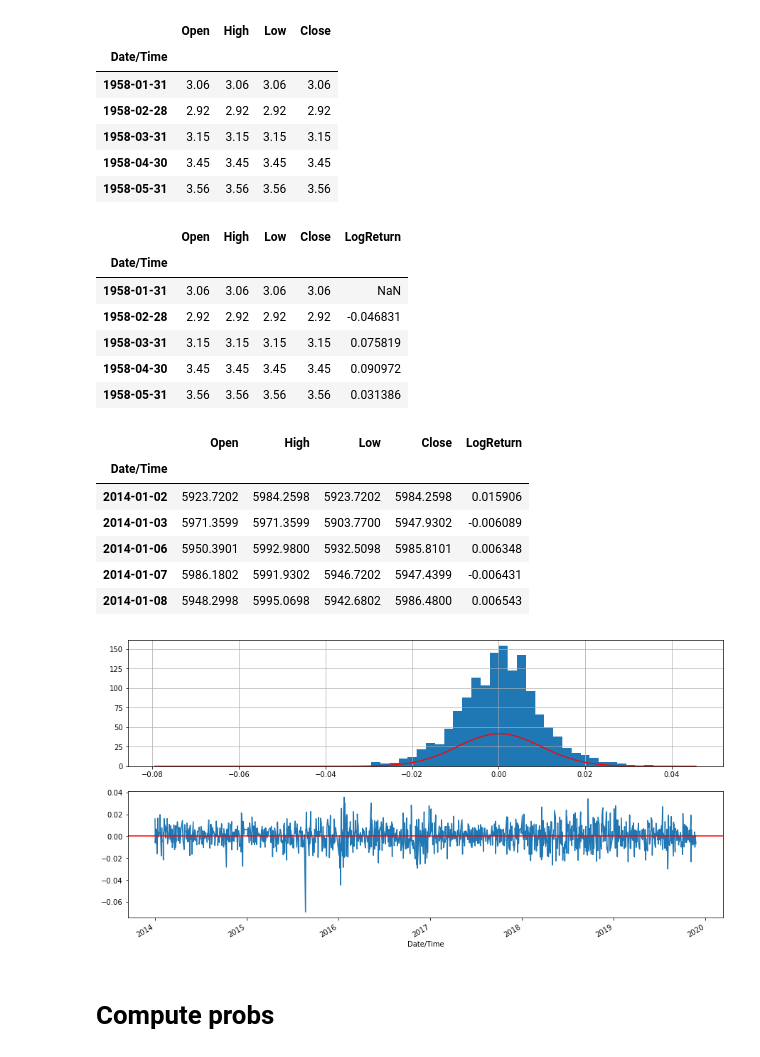
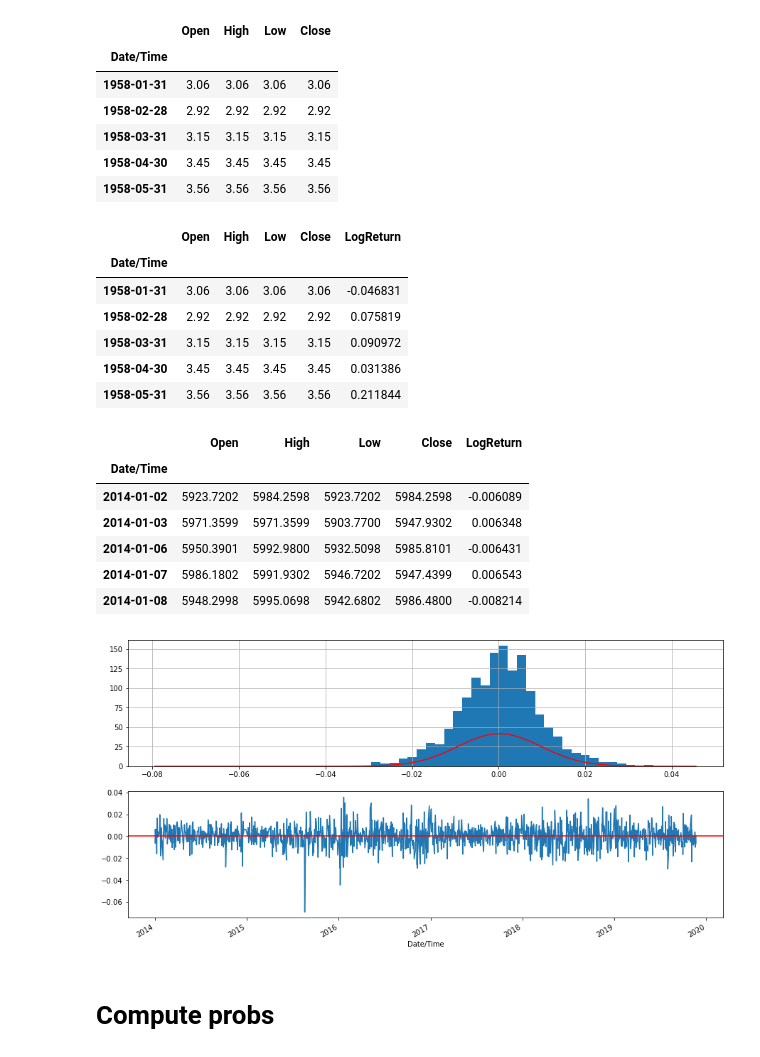
Before and after one commit to APEkram/psei_studies, a Jupyter notebook: psei.ipynb, the cells around one changed output. Drawn from its saved outputs; the diff is of its cells as text; code cells hidden in the pictures.

```diff
--- a/psei.ipynb
+++ b/psei.ipynb
@@ -19,27 +24,27 @@ psei.head()
 | 1958-04-30 | 3.45 | 3.45 | 3.45 | 3.45 |
 | 1958-05-31 | 3.56 | 3.56 | 3.56 | 3.56 |
 # %%
-psei['LogReturn'] = np.log(psei['Close']) - np.log(psei['Close'].shift(1))
+psei['LogReturn'] = np.log(psei['Close']).shift(-1) - np.log(psei['Close'])
 psei.head()
 # %% [output]
 |  | Open | High | Low | Close | LogReturn |
 | Date/Time |  |  |  |  |  |
-| 1958-01-31 | 3.06 | 3.06 | 3.06 | 3.06 | NaN |
-| 1958-02-28 | 2.92 | 2.92 | 2.92 | 2.92 | -0.046831 |
-| 1958-03-31 | 3.15 | 3.15 | 3.15 | 3.15 | 0.075819 |
-| 1958-04-30 | 3.45 | 3.45 | 3.45 | 3.45 | 0.090972 |
-| 1958-05-31 | 3.56 | 3.56 | 3.56 | 3.56 | 0.031386 |
+| 1958-01-31 | 3.06 | 3.06 | 3.06 | 3.06 | -0.046831 |
+| 1958-02-28 | 2.92 | 2.92 | 2.92 | 2.92 | 0.075819 |
+| 1958-03-31 | 3.15 | 3.15 | 3.15 | 3.15 | 0.090972 |
+| 1958-04-30 | 3.45 | 3.45 | 3.45 | 3.45 | 0.031386 |
+| 1958-05-31 | 3.56 | 3.56 | 3.56 | 3.56 | 0.211844 |
 # %%
 psei_2014 = psei['2014-01-01':]
 psei_2014.head()
 # %% [output]
 |  | Open | High | Low | Close | LogReturn |
 | Date/Time |  |  |  |  |  |
-| 2014-01-02 | 5923.7202 | 5984.2598 | 5923.7202 | 5984.2598 | 0.015906 |
-| 2014-01-03 | 5971.3599 | 5971.3599 | 5903.7700 | 5947.9302 | -0.006089 |
-| 2014-01-06 | 5950.3901 | 5992.9800 | 5932.5098 | 5985.8101 | 0.006348 |
-| 2014-01-07 | 5986.1802 | 5991.9302 | 5946.7202 | 5947.4399 | -0.006431 |
-| 2014-01-08 | 5948.2998 | 5995.0698 | 5942.6802 | 5986.4800 | 0.006543 |
+| 2014-01-02 | 5923.7202 | 5984.2598 | 5923.7202 | 5984.2598 | -0.006089 |
+| 2014-01-03 | 5971.3599 | 5971.3599 | 5903.7700 | 5947.9302 | 0.006348 |
+| 2014-01-06 | 5950.3901 | 5992.9800 | 5932.5098 | 5985.8101 | -0.006431 |
+| 2014-01-07 | 5986.1802 | 5991.9302 | 5946.7202 | 5947.4399 | 0.006543 |
+| 2014-01-08 | 5948.2998 | 5995.0698 | 5942.6802 | 5986.4800 | -0.008214 |
 # %%
 mu = psei_2014['LogReturn'].mean()
 sigma = psei_2014['LogReturn'].std(ddof=1)
@@ -58,7 +63,7 @@ ax[0].plot(density['x'], density['pdf'], color='red');
 psei_2014['LogReturn'].plot(ax=ax[1])
 ax[1].axhline(0, color='red');
 # %% [output]
-[figure, old version]
+[figure, new version]
 # %% [markdown]
 # Compute probs
 # %%
```
Also changed, not shown: parts of 19 cells of this notebook.
